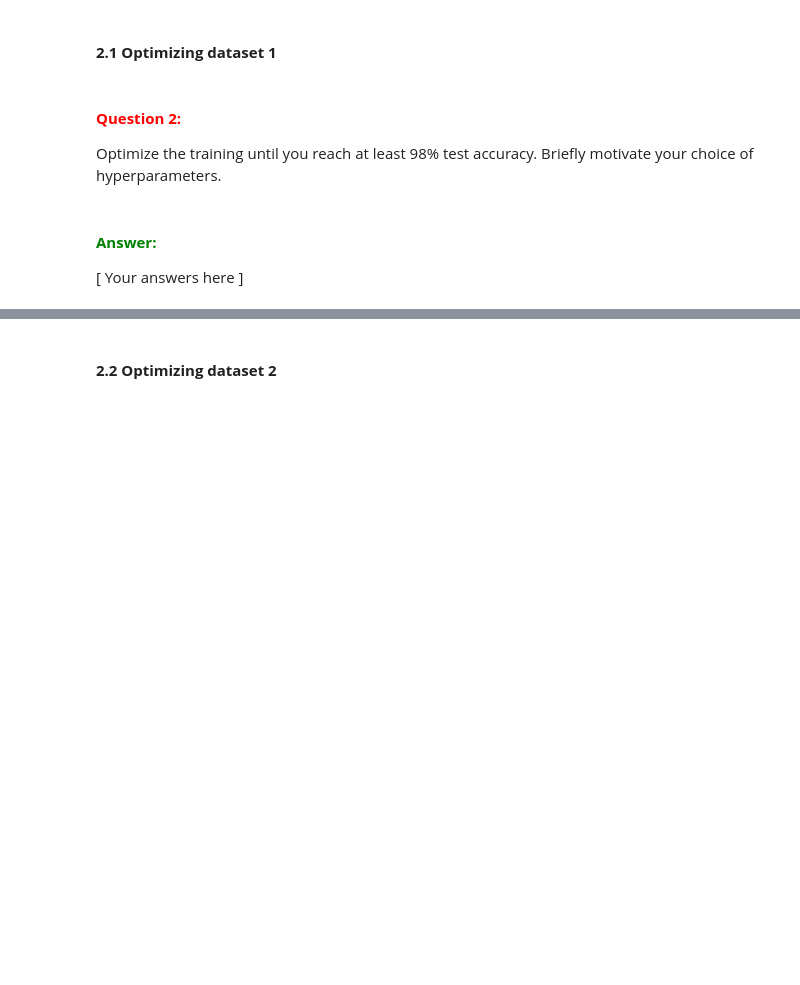
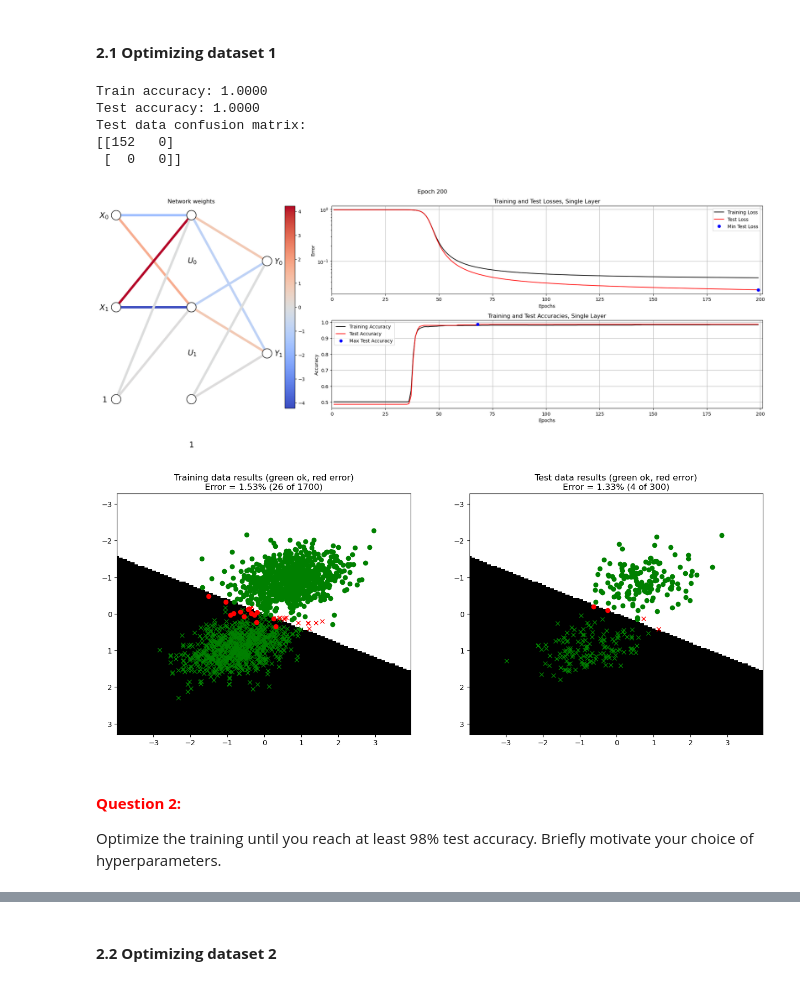
Before and after one commit to hugo-morvan/Neural_Networks, a Jupyter notebook: LabCode/A1_Supervised/main3_MultiLayer.ipynb, the cells around one changed output, grey strips where cells are left out. Drawn from its saved outputs; the diff is of its cells as text; code cells hidden in the pictures; blank space fills up the shorter version.

```diff
--- a/LabCode/A1_Supervised/main3_MultiLayer.ipynb
+++ b/LabCode/A1_Supervised/main3_MultiLayer.ipynb
@@ -60,7 +60,7 @@ def forward(X, W1, B1, W2, B2, useTanhOutput=False):
     # --------------------------------------------
     # === Your code here =========================
     # --------------------------------------------
-    U = X @ W1 + B1
+    U = np.tanh(X @ W1 + B1)
 
     if useTanhOutput:
         Y = np.tanh( U @ W2  + B2)
@@ -104,19 +104,28 @@ def backward(W1, B1, W2, B2, X, U, Y, D, useTanhOutput=False):
     """
 
     N  = Y.shape[0]
-    NC = Y.shape[1]
+    NC = Y.shape[1] #Hint ?
 
     # --------------------------------------------
     # === Your code here =========================
     # --------------------------------------------
 
     # Gradient for the output layer
-    GradW2 = ???
-    GradB2 = ???
+    if useTanhOutput:
+        GradW2 = (2/N) * U.T @ (Y - D)
+        GradB2 = (2/N) * np.sum((Y - D), axis=0)
 
-    # And the input layer
-    GradW1 = ???
-    GradB1 = ???
+        # And the input layer
+        GradW1 = (2/N) * (X.T @ (((Y - D) @ W2.T) * (1 - U**2)))
+        GradB1 = (2/N) * np.sum((Y - D) * (1 - U**2), axis=0)
+
+    else: # No tanh activation
+        GradW2 = (2/N) * U.T @ (Y - D)
+        GradB2 = (2/N) * np.sum((Y - D), axis=0)
+
+        # And the input layer
+        GradW1 = (2/N) * (X.T @ (((Y - D) @ W2.T) * (1 - U**2)))
+        GradB1 = (2/N) * np.sum((Y - D) * (1 - U**2), axis=0)
 
     # ============================================
 
@@ -359,25 +368,29 @@ def  trainMultiLayerOnDataset(datasetNr, testSplit, W1_0, B1_0, W2_0, B2_0, para
 # %%
 # --------------------------------------------
 # === Your code here =========================
 # --------------------------------------------
-nInputs  = ???
-nClasses = ???
-nHidden  = ???
+nInputs  = 2
+nClasses = 2
+nHidden  = 2
 
-W1_0 = ???
-B1_0 = ???
-W2_0 = ???
-B2_0 = ???
+W1_0 = np.zeros((nInputs, nHidden))
+B1_0 = np.zeros((1,nHidden))
+W2_0 = np.zeros((nHidden, nClasses))
+B2_0 = np.zeros((1,nClasses))
 
-params = {"epochs": ???, "learningRate": ???, "normalize": False, "useTanhOutput": False}
+params = {"epochs": 200, "learningRate": 0.1, "normalize": True, "useTanhOutput": True}
 # ============================================
 
 trainMultiLayerOnDataset(1, 0.15, W1_0, B1_0, W2_0, B2_0, params)
+# %% [output]
+Train accuracy: 1.0000
+Test accuracy: 1.0000
+Test data confusion matrix:
+[[152   0]
+ [  0   0]]
+[figure, added]
+[figure, added]
 # %% [markdown]
 #### **<span style="color:red">Question 2:</span>**
 
 Optimize the training until you reach at least 98% test accuracy. Briefly motivate your choice of hyperparameters.
-# %% [markdown]
-#### **<span style="color:green">Answer:</span>**
-
-\[ Your answers here \]
```
Also changed, not shown: parts of 6 cells of this notebook, 1 other file.
